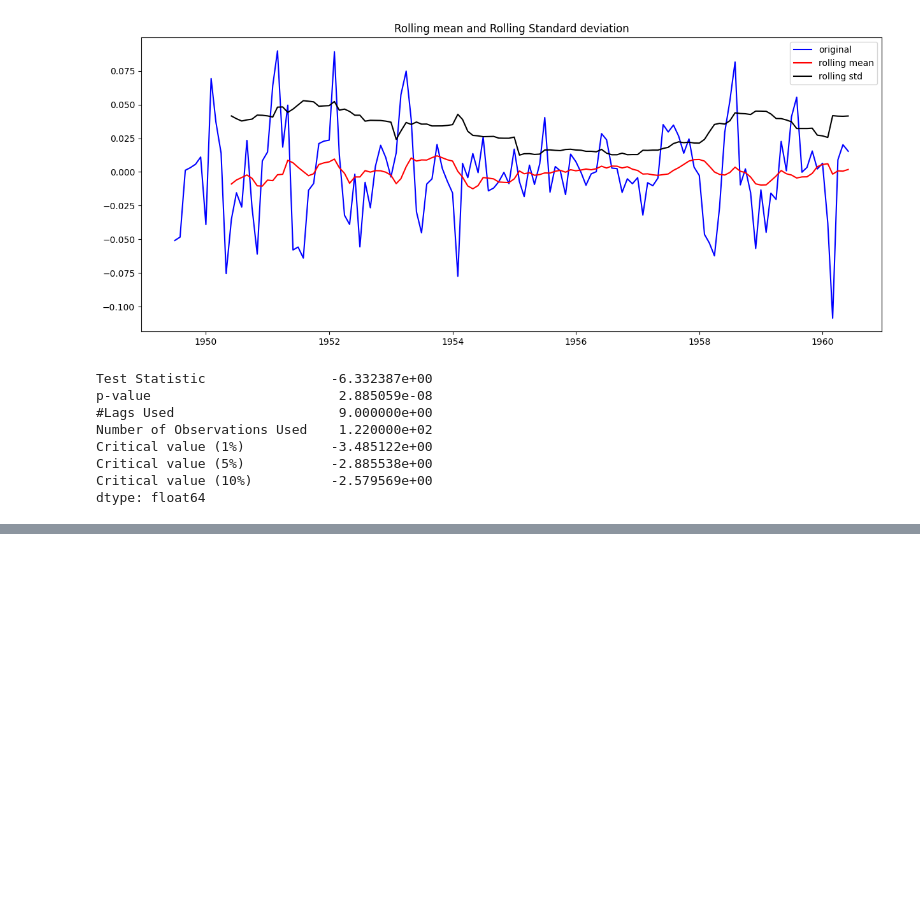
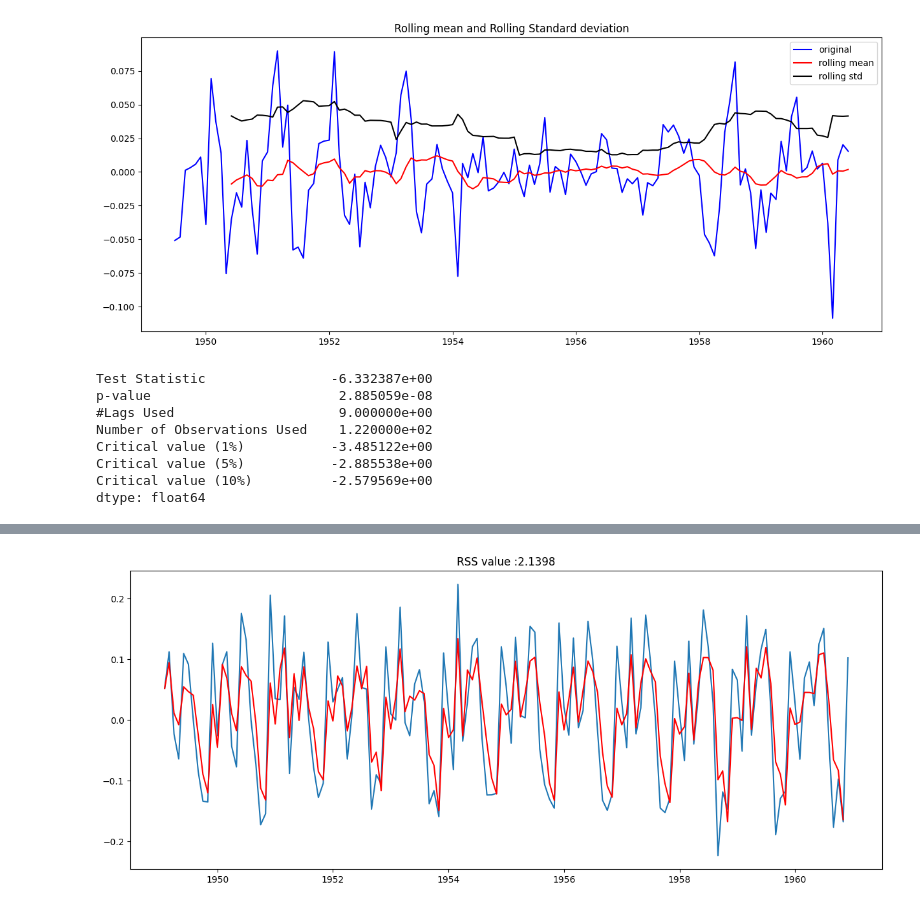
Before and after one commit to AbhinavKrishnan0629/AI, a Jupyter notebook: All projects/General/Time series analysis beginner/Time_series_analysis_beginner.ipynb, the cells around one changed output, grey strips where cells are left out. Saved outputs shown, nothing was run; the diff lists cells and outputs as text; code cells hidden in the pictures; blank space fills up the shorter version.

```diff
--- a/All projects/General/Time series analysis beginner/Time_series_analysis_beginner.ipynb
+++ b/All projects/General/Time series analysis beginner/Time_series_analysis_beginner.ipynb
@@ -231,0 +273,9 @@ dtype: float64
+# %%
+model = ARIMA(ts_log_diff, order=(2, 1, 0))
+model_results = model.fit()
+plt.plot(ts_log_diff)
+plt.plot(model_results.fittedvalues.shift(periods=-1), color='red')
+plt.title("RSS value :%.4f"%sum((model_results.fittedvalues - ts_log_diff)**2))
+plt.show()
+# %% [output]
+[figure, added]
```
Also changed, not shown: parts of 15 cells of this notebook, 1 other file.
